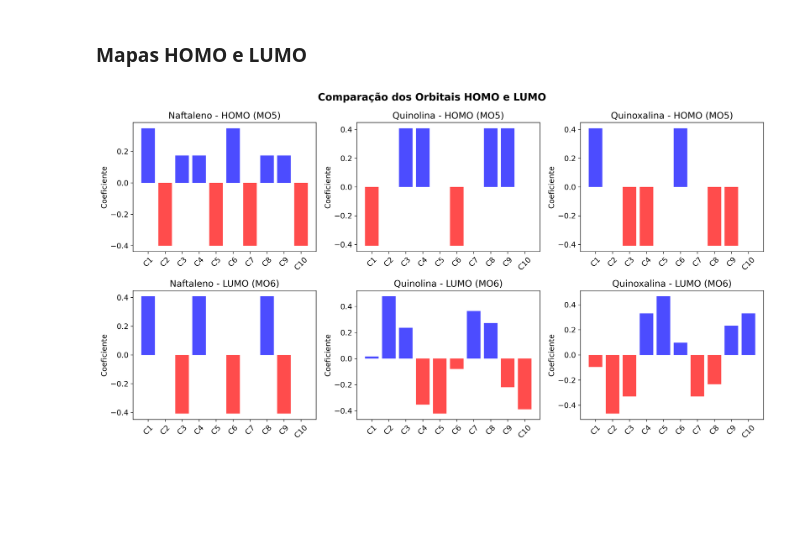
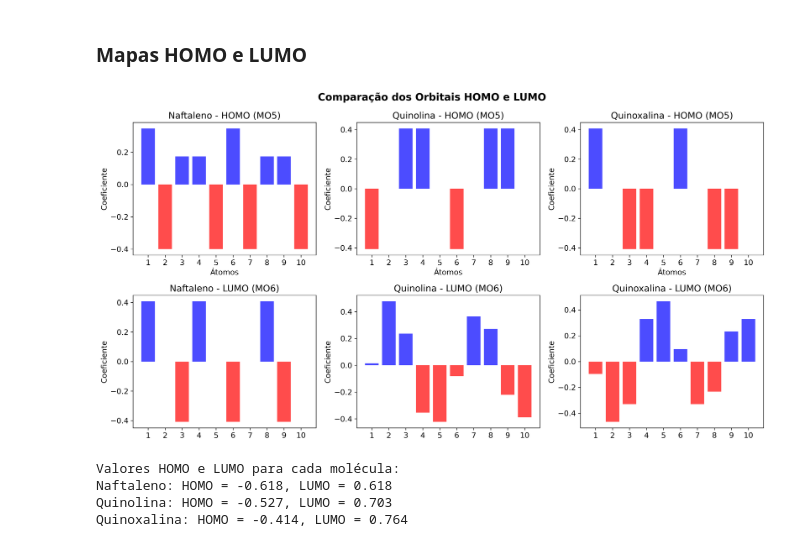
Before and after one commit to vinanit/Atividade-8-Fisica-Computacional, a Jupyter notebook: Av8.ipynb, the cells around one changed output. Saved outputs shown, nothing was run; the diff lists cells and outputs as text; code cells hidden in the pictures; blank space fills up the shorter version.

```diff
--- a/Av8.ipynb
+++ b/Av8.ipynb
@@ -130,12 +130,12 @@ print(huckel_matrix)
 ' #Matriz de Huckel simples, sem considerar as ligações simples e duplas\n# Construção da matriz de Huckel\nn_atoms = 6\ndiagonal_principal = [alpha_O, alpha_C, alpha_C, alpha_C, alpha_C, alpha_C]\nhu ...
 # %%
 # Gerar a matriz de huckel na mão
-huckel_matrix = [[1, 0.8, 0, 0, 0, 0.8],
-                 [0.8, 0, 0.9, 0, 0, 0],
-                 [0, 0.9, 0, 1.1, 0, 0],
-                 [0, 0, 1.1, 0, 0.9, 0],
-                 [0, 0, 0, 0.9, 0, 1.1],
-                 [0.8, 0, 0, 0, 1.1, 0]]
+huckel_matrix = [[1.0, 0.8, 0.0, 0.0, 0.0, 0.8],
+                 [0.8, 0.0, 0.9, 0.0, 0.0, 0.0],
+                 [0.0, 0.9, 0.0, 1.1, 0.0, 0.0],
+                 [0.0, 0.0, 1.1, 0.0, 0.9, 0.0],
+                 [0.0, 0.0, 0.0, 0.9, 0.0, 1.1],
+                 [0.8, 0.0, 0.0, 0.0, 1.1, 0.0]]
 
 # Converter os valores fora da diagonal principal para negativos
 for i in range(len(huckel_matrix)):
@@ -148,4 +148,5 @@ for i in range(len(huckel_matrix)):
     print(f"Linha {i}: {huckel_matrix[i]}")
 
 huckel_matrix = np.array(huckel_matrix, dtype=float)
+print(huckel_matrix)
 # %% [output]
@@ -1149,37 +1160,48 @@ def plotar_orbitais_comparativos(autovetores_naft, homo_naft_idx, lumo_naft_idx,
         axes[0, col].bar(atom_labels, homo, color=['red' if x < 0 else 'blue' for x in homo], alpha=0.7)
         axes[0, col].set_title(f'{moleculas[col]} - HOMO (MO{homo_idx+1})')
         axes[0, col].set_ylabel('Coeficiente')
-        axes[0, col].tick_params(axis='x', rotation=45)
+        axes[0, col].set_xlabel('Átomos')
+        axes[0, col].tick_params(axis='x', rotation=0)
 
         # LUMO
         lumo = autovetores[:, lumo_idx]
         axes[1, col].bar(atom_labels, lumo, color=['red' if x < 0 else 'blue' for x in lumo], alpha=0.7)
         axes[1, col].set_title(f'{moleculas[col]} - LUMO (MO{lumo_idx+1})')
         axes[1, col].set_ylabel('Coeficiente')
-        axes[1, col].tick_params(axis='x', rotation=45)
+        axes[0, col].set_xlabel('Átomos')
+        axes[1, col].tick_params(axis='x', rotation=0)
 
     plt.tight_layout()
     plt.savefig('comparacao_homo_lumo_todas_moleculas.png', dpi=300, bbox_inches='tight',
         facecolor='white', edgecolor='white',
         transparent=False)
     plt.show()
 
 # Exemplo de uso:
 # Primeiro, calcule os índices HOMO e LUMO para cada molécula
 # Supondo que você já tem:
 # autovetores_naftaleno, autovetores_quinolina, autovetores_quinoxalina
 # homo_naftaleno_idx, homo_quinolina_idx, homo_quinoxalina_idx
 # lumo_naftaleno_idx, lumo_quinolina_idx, lumo_quinoxalina_idx
 
 # Rótulos dos átomos - ajuste conforme necessário para cada molécula
-atom_labels = ['C1', 'C2', 'C3', 'C4', 'C5', 'C6', 'C7', 'C8', 'C9', 'C10']
+atom_labels = ['1', '2', '3', '4', '5', '6', '7', '8', '9', '10']
 
 # Chamar a função
 plotar_orbitais_comparativos(
     autovetores_naftaleno, homo_naftaleno_idx, lumo_naftaleno_idx,
     autovetores_quinolina, homo_quinolina_idx, lumo_quinolina_idx,
     autovetores_quinoxalina, homo_quinoxalina_idx, lumo_quinoxalina_idx,
     atom_labels
 )
+
+print("Valores HOMO e LUMO para cada molécula:")
+print(f"Naftaleno: HOMO = {autovalores_naftaleno[homo_naftaleno_idx]:.3f}, LUMO = {autovalores_naftaleno[lumo_naftaleno_idx]:.3f}")
+print(f"Quinolina: HOMO = {autovalores_quinolina[homo_quinolina_idx]:.3f}, LUMO = {autovalores_quinolina[lumo_quinolina_idx]:.3f}")
+print(f"Quinoxalina: HOMO = {autovalores_quinoxalina[homo_quinoxalina_idx]:.3f}, LUMO = {autovalores_quinoxalina[lumo_quinoxalina_idx]:.3f}")
 # %% [output]
-[figure, old version]
+[figure, new version]
+Valores HOMO e LUMO para cada molécula:
+Naftaleno: HOMO = -0.618, LUMO = 0.618
+Quinolina: HOMO = -0.527, LUMO = 0.703
+Quinoxalina: HOMO = -0.414, LUMO = 0.764
```
Also changed, not shown: parts of 3 cells of this notebook, 2 other files.
